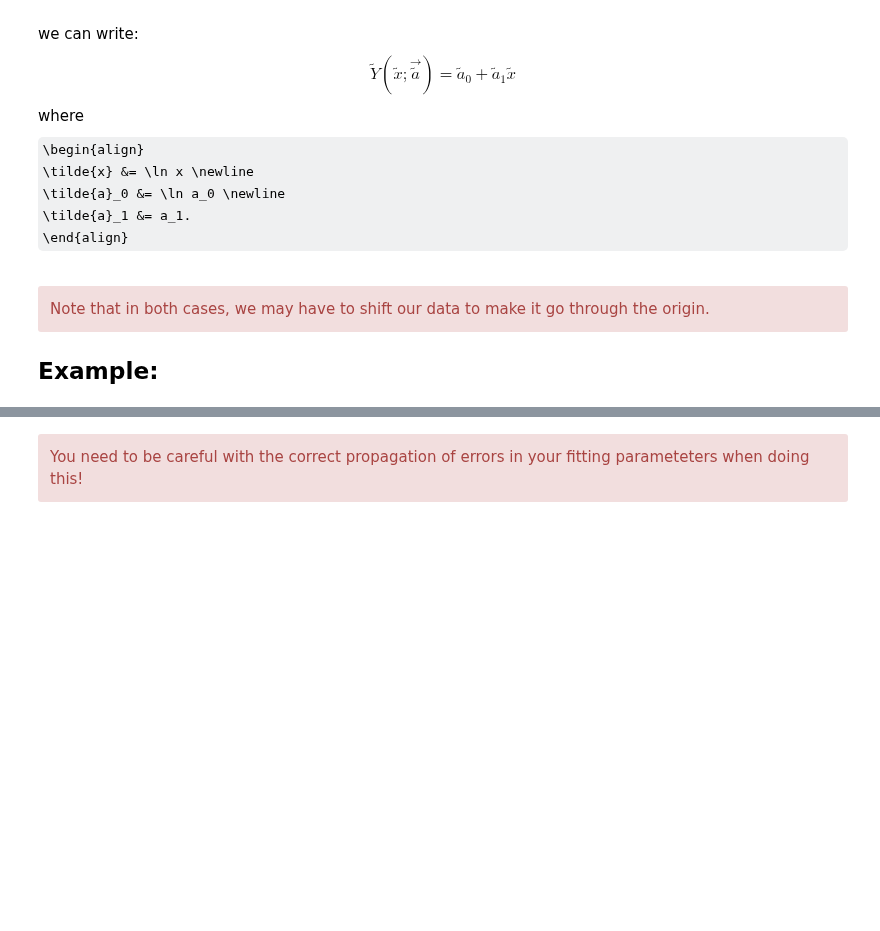
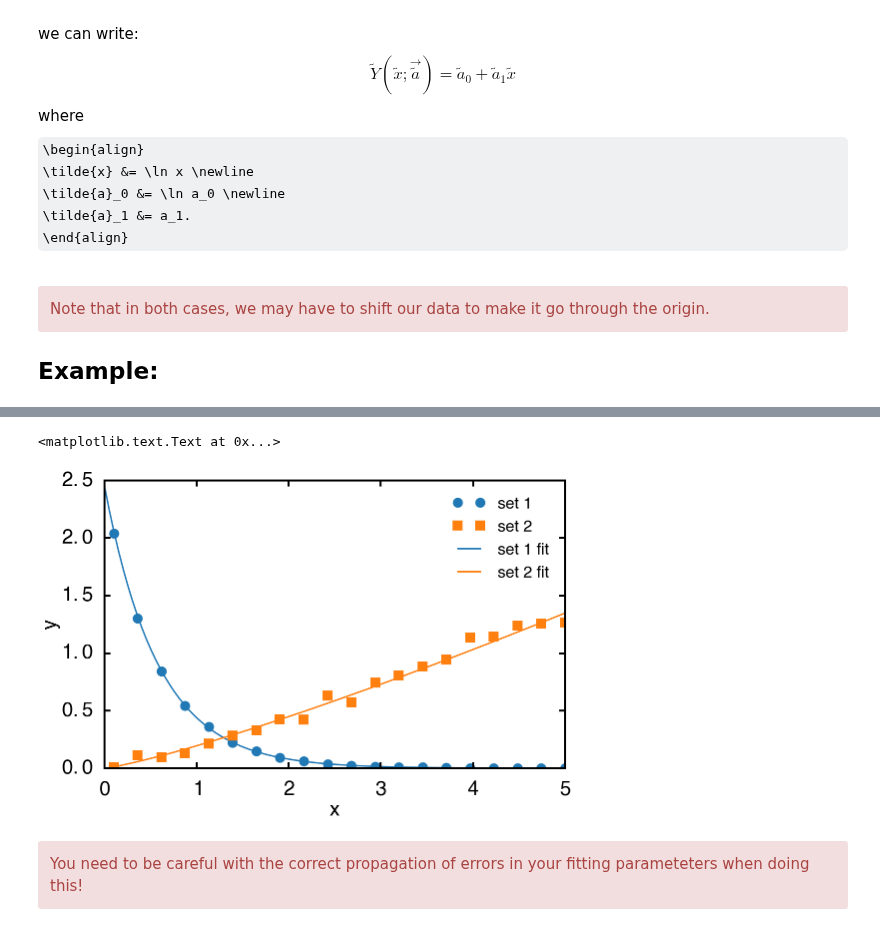
Before and after one commit to agdelma/IntroCompPhysics, a Jupyter notebook: Notebooks/20_LeastSquares.ipynb, the cells around one changed output, grey strips where cells are left out. Saved outputs shown, nothing was run; the diff lists cells and outputs as text; code cells hidden in the pictures; some formulas as TeX source; blank space fills up the shorter version.

```diff
--- a/Notebooks/20_LeastSquares.ipynb
+++ b/Notebooks/20_LeastSquares.ipynb
@@ -131,23 +137,26 @@ data = np.array([[  1.00000000e-01,   2.04138220e+00,   9.73629324e-03],
 # %%
 # get the data
 x,y1,y2,σ = data[:,0],data[:,1],data[:,2],np.ones_like(data[:,0])
 
 # plot the data
 plt.plot(x,y1,'o',mfc=colors[0], mec='None',label='set 1')
 plt.plot(x,y2,'s',mfc=colors[1], mec='None', label='set 2')
 
 # peform the fits
-a1,a1_err = get_a(x,np.log(y1),σ)
+a1,a1_err = get_a(x[:-10],np.log(y1[:-10]),σ[:-10])
 a2,a2_err = get_a(np.log(x),np.log(y2),σ)
 
 # plot the fit results
 fx = np.linspace(0,5,100)
 plt.plot(fx,np.exp(a1[0])*np.exp(a1[1]*fx), color=colors[0], linewidth=1.5, zorder=0, label='set 1 fit')
 plt.plot(fx,np.exp(a2[0])*fx**a2[1], color=colors[1],linewidth=1.5, zorder=0, label='set 2 fit')
 
 plt.legend()
 plt.xlabel('x')
 plt.ylabel('y')
+# %% [output]
+<matplotlib.text.Text at 0x...>
+[figure, added]
 # %% [markdown]
 <div class="span alert-danger">
 You need to be careful with the correct propagation of errors in your fitting parameteters when doing this!
```
Also changed, not shown: parts of 7 cells of this notebook.
